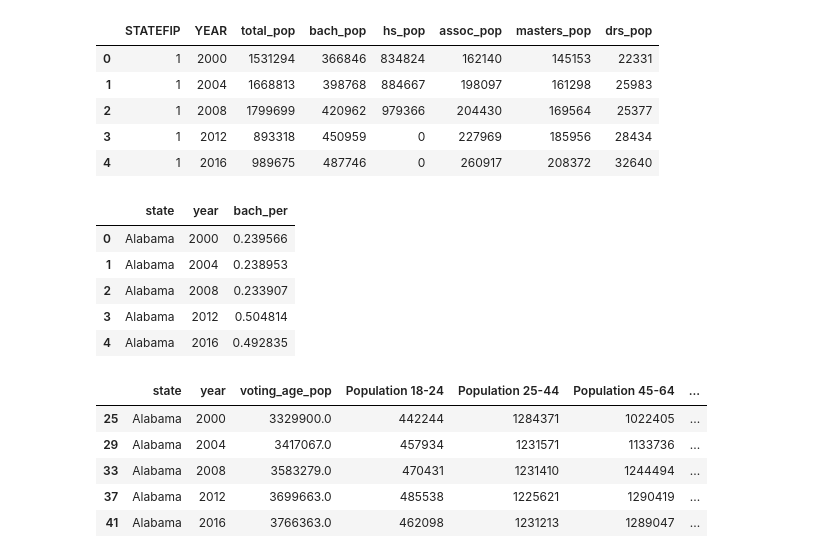
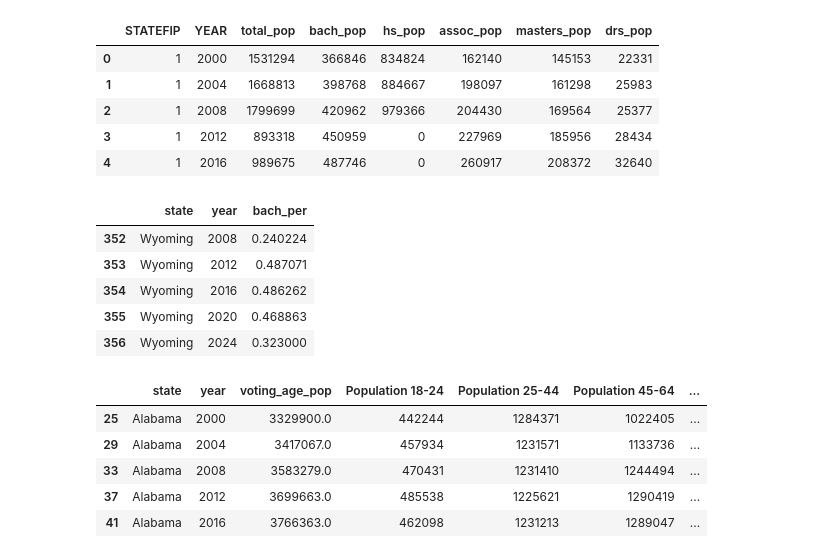
Before and after one commit to jamilditter/election_results, a Jupyter notebook: code/Data Cleaning.ipynb, the cells around one changed output. Cells and saved outputs as stored; diff of their text form; code cells hidden in the pictures.

Commit message:
fixed bach_per 2024

```diff
--- a/code/Data Cleaning.ipynb
+++ b/code/Data Cleaning.ipynb
@@ -315,15 +316,13 @@ education_merge = education_merge.drop(columns = ["2024 Bachelors or Higher"])
 # %%
 edu_bach = education_merge.loc[:, ["state", "year", "bach_per"]]
 edu_hs = education_merge.loc[:, ["state", "year", "hs_per"]]
-
-edu_bach.head()
 # %% [output]
 |  | state | year | bach_per |
-| 0 | Alabama | 2000 | 0.239566 |
-| 1 | Alabama | 2004 | 0.238953 |
-| 2 | Alabama | 2008 | 0.233907 |
-| 3 | Alabama | 2012 | 0.504814 |
-| 4 | Alabama | 2016 | 0.492835 |
+| 352 | Wyoming | 2008 | 0.240224 |
+| 353 | Wyoming | 2012 | 0.487071 |
+| 354 | Wyoming | 2016 | 0.486262 |
+| 355 | Wyoming | 2020 | 0.468863 |
+| 356 | Wyoming | 2024 | 0.323000 |
 # %%
 population_renamed = population.rename(columns = {"Total Population": "total_pop", "Year": "year", "Description": "state"})
 population_renamed["voting_age_pop"] = population_renamed.groupby(["state", "year"])[["Population 18-54", "Population 55+"]].transform("sum").sum(axis=1)
```
Also changed, not shown: parts of 4 cells of this notebook.
